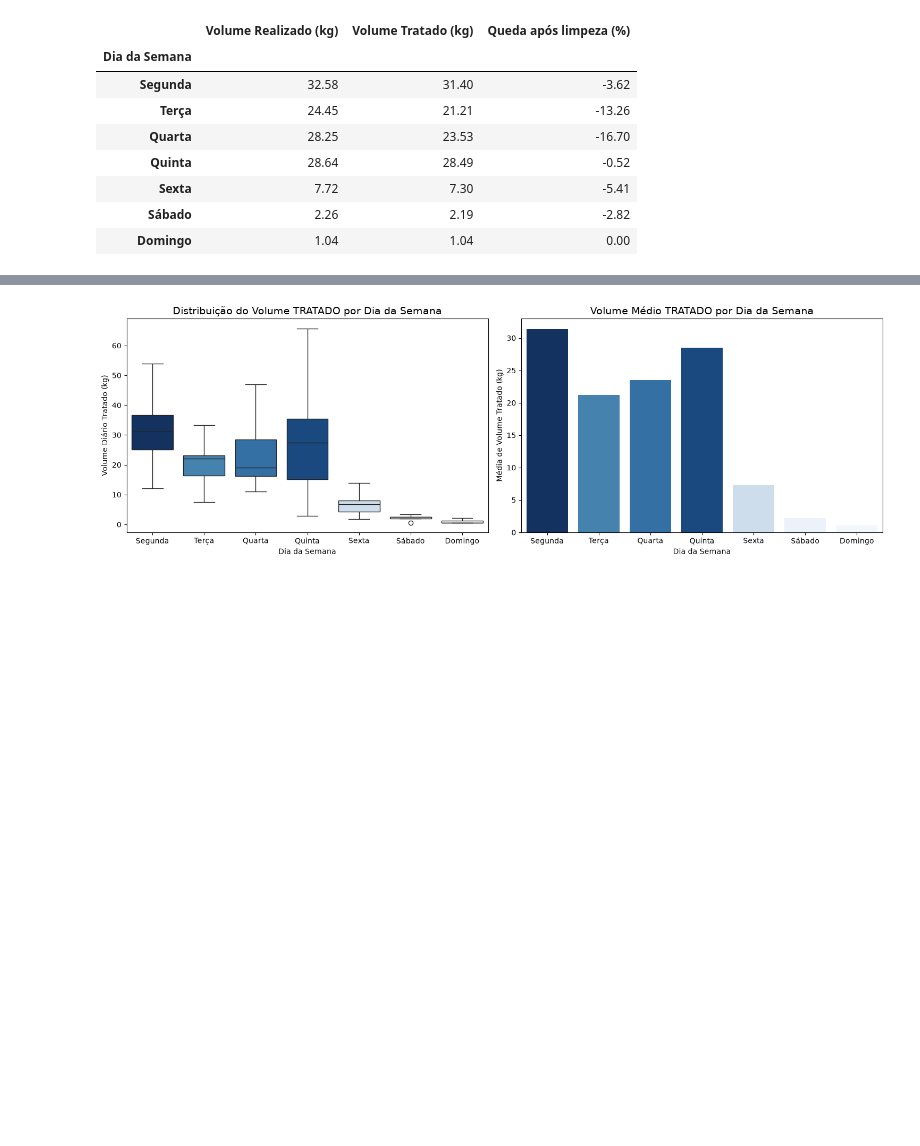
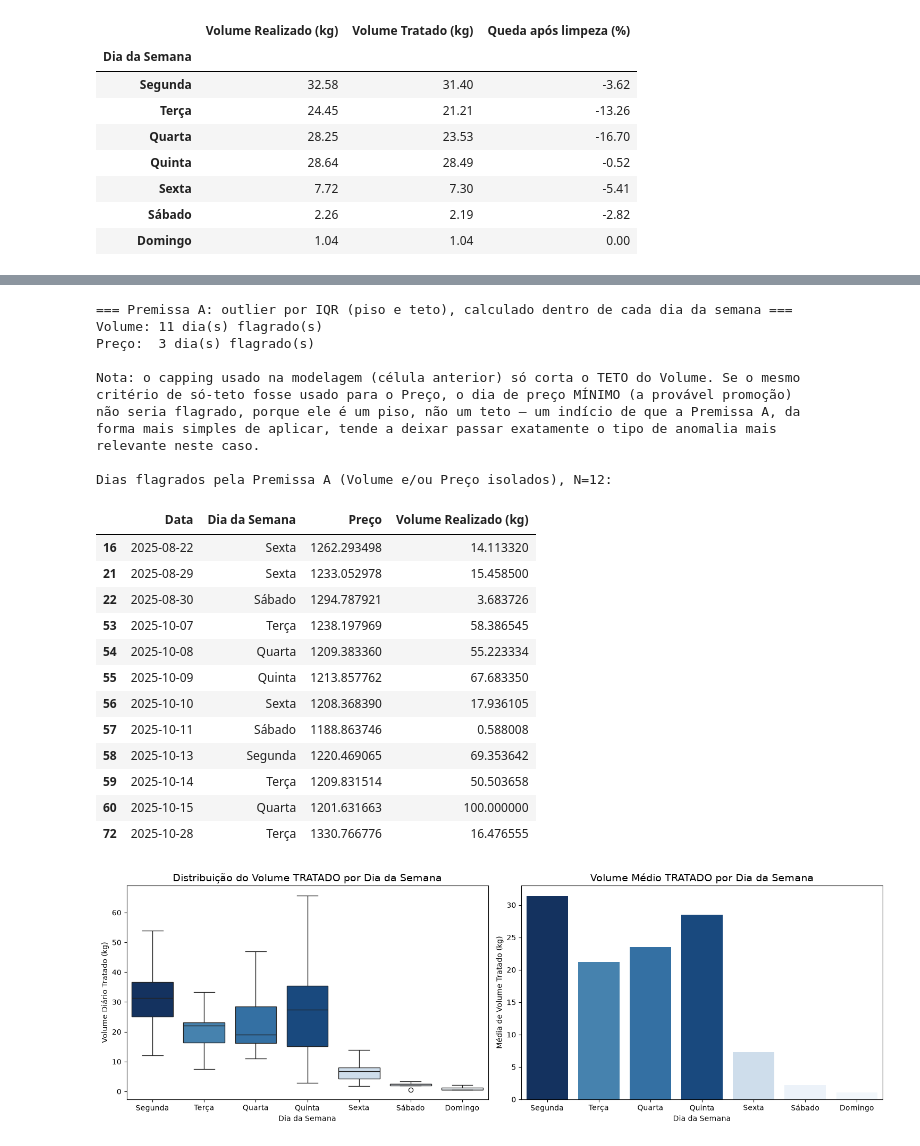
Before and after one commit to natfaria/2026-resolucao_problemas, a Jupyter notebook: 2026_resolucao_problemas/notebooks/01-EDA_v3.ipynb, the cells around one changed output, grey strips where cells are left out. Cells and saved outputs as stored; diff of their text form; code cells hidden in the pictures; blank space fills up the shorter version.

```diff
--- a/2026_resolucao_problemas/notebooks/01-EDA_v3.ipynb
+++ b/2026_resolucao_problemas/notebooks/01-EDA_v3.ipynb
@@ -834,3 +818,54 @@ Name: Volume Realizado (kg), dtype: float64
+# %%
+# Premissa A, versão de dois lados (piso e teto), só para diagnóstico — não altera as
+# variáveis usadas na modelagem (Volume Tratado / Preço permanecem como estavam).
+def flagra_outlier_iqr(serie):
+    Q1, Q3 = serie.quantile(0.25), serie.quantile(0.75)
+    IQR = Q3 - Q1
+    piso, teto = Q1 - 1.5 * IQR, Q3 + 1.5 * IQR
+    return (serie < piso) | (serie > teto)
+
+flag_volume = df_treino.groupby('Dia da Semana')['Volume Realizado (kg)'].transform(flagra_outlier_iqr)
+flag_preco = df_treino.groupby('Dia da Semana')['Preço'].transform(flagra_outlier_iqr)
+
+print("=== Premissa A: outlier por IQR (piso e teto), calculado dentro de cada dia da semana ===")
+print(f"Volume: {int(flag_volume.sum())} dia(s) flagrado(s)")
+print(f"Preço:  {int(flag_preco.sum())} dia(s) flagrado(s)")
+print()
+print("Nota: o capping usado na modelagem (célula anterior) só corta o TETO do Volume. Se o mesmo")
+print("critério de só-teto fosse usado para o Preço, o dia de preço MÍNIMO (a provável promoção)")
+print("não seria flagrado, porque ele é um piso, não um teto — um indício de que a Premissa A, da")
+print("forma mais simples de aplicar, tende a deixar passar exatamente o tipo de anomalia mais")
+print("relevante neste caso.")
+print()
+cols_flag = ['Data', 'Dia da Semana', 'Preço', 'Volume Realizado (kg)']
+dias_flagrados_A = df_treino.loc[flag_volume | flag_preco, cols_flag]
+print(f"Dias flagrados pela Premissa A (Volume e/ou Preço isolados), N={len(dias_flagrados_A)}:")
+display(dias_flagrados_A)
+# %% [output]
+=== Premissa A: outlier por IQR (piso e teto), calculado dentro de cada dia da semana ===
+Volume: 11 dia(s) flagrado(s)
+Preço:  3 dia(s) flagrado(s)
+
+Nota: o capping usado na modelagem (célula anterior) só corta o TETO do Volume. Se o mesmo
+critério de só-teto fosse usado para o Preço, o dia de preço MÍNIMO (a provável promoção)
+não seria flagrado, porque ele é um piso, não um teto — um indício de que a Premissa A, da
+forma mais simples de aplicar, tende a deixar passar exatamente o tipo de anomalia mais
+relevante neste caso.
+
+Dias flagrados pela Premissa A (Volume e/ou Preço isolados), N=12:
+|  | Data | Dia da Semana | Preço | Volume Realizado (kg) |
+| 16 | 2025-08-22 | Sexta | 1262.293498 | 14.113320 |
+| 21 | 2025-08-29 | Sexta | 1233.052978 | 15.458500 |
+| 22 | 2025-08-30 | Sábado | 1294.787921 | 3.683726 |
+| 53 | 2025-10-07 | Terça | 1238.197969 | 58.386545 |
+| 54 | 2025-10-08 | Quarta | 1209.383360 | 55.223334 |
+| 55 | 2025-10-09 | Quinta | 1213.857762 | 67.683350 |
+| 56 | 2025-10-10 | Sexta | 1208.368390 | 17.936105 |
+| 57 | 2025-10-11 | Sábado | 1188.863746 | 0.588008 |
+| 58 | 2025-10-13 | Segunda | 1220.469065 | 69.353642 |
+| 59 | 2025-10-14 | Terça | 1209.831514 | 50.503658 |
+| 60 | 2025-10-15 | Quarta | 1201.631663 | 100.000000 |
+| 72 | 2025-10-28 | Terça | 1330.766776 | 16.476555 |
 # %%
 # 1. Definindo apenas os dias úteis na ordem correta
 ordem_dias = ['Segunda', 'Terça', 'Quarta', 'Quinta', 'Sexta', 'Sábado', 'Domingo']
```
Also changed, not shown: parts of 22 cells of this notebook, 1 other file.
